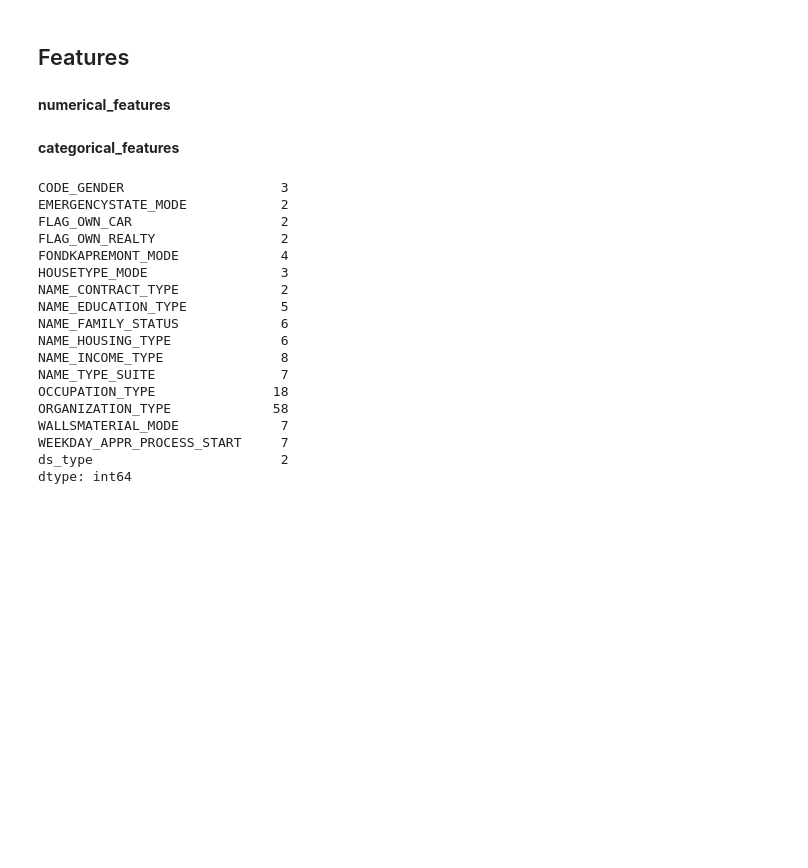
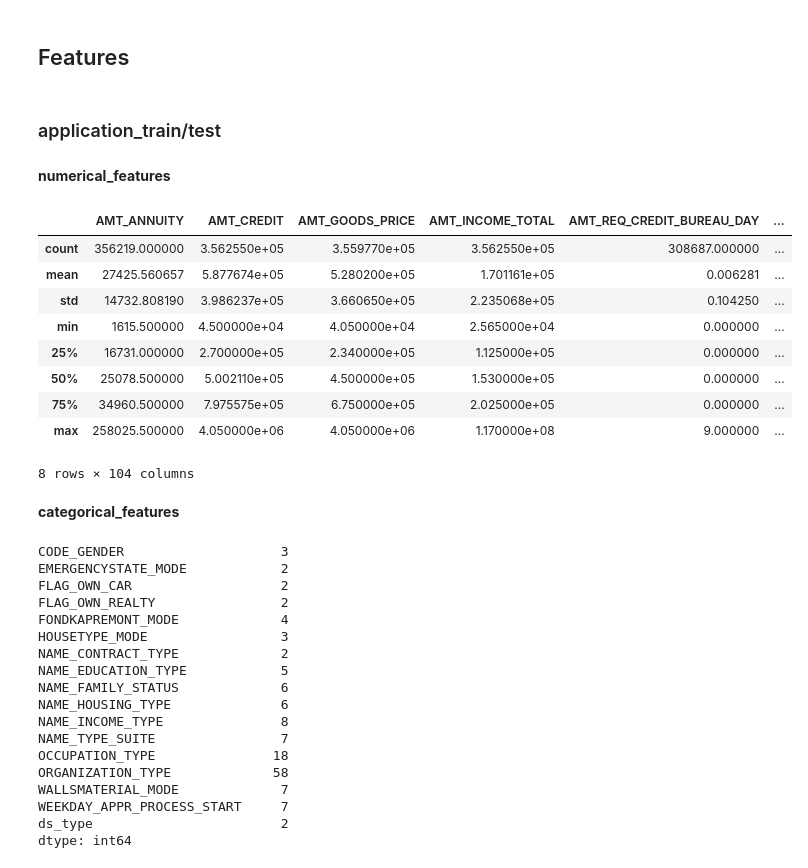
Before and after one commit to hahadsg/MyKaggle, a Jupyter notebook: competitions/home-credit-default-risk/EDA.ipynb, the cells around one changed output. Drawn from its saved outputs; the diff is of its cells as text; code cells hidden in the pictures; blank space fills up the shorter version.

```diff
--- a/competitions/home-credit-default-risk/EDA.ipynb
+++ b/competitions/home-credit-default-risk/EDA.ipynb
@@ -65,12 +77,27 @@ def add_features(features):
         features = [features]
     global feature_columns
     feature_columns.extend([f for f in features if f not in feature_columns])
+# %% [markdown]
+### application_train/test
 # %% [markdown]
 **numerical_features**
 # %%
 numerical_features = full_df.dtypes[full_df.dtypes != 'object'].index.tolist()
 numerical_features = [c for c in numerical_features if c not in [id_col, label_col, 'ds_type']]
 add_features(numerical_features)
+# %%
+full_df[numerical_features].describe()
+# %% [output]
+|  | AMT_ANNUITY | AMT_CREDIT | AMT_GOODS_PRICE | AMT_INCOME_TOTAL | AMT_REQ_CREDIT_BUREAU_DAY | ... |
+| count | 356219.000000 | 3.562550e+05 | 3.559770e+05 | 3.562550e+05 | 308687.000000 | ... |
+| mean | 27425.560657 | 5.877674e+05 | 5.280200e+05 | 1.701161e+05 | 0.006281 | ... |
+| std | 14732.808190 | 3.986237e+05 | 3.660650e+05 | 2.235068e+05 | 0.104250 | ... |
+| min | 1615.500000 | 4.500000e+04 | 4.050000e+04 | 2.565000e+04 | 0.000000 | ... |
+| 25% | 16731.000000 | 2.700000e+05 | 2.340000e+05 | 1.125000e+05 | 0.000000 | ... |
+| 50% | 25078.500000 | 5.002110e+05 | 4.500000e+05 | 1.530000e+05 | 0.000000 | ... |
+| 75% | 34960.500000 | 7.975575e+05 | 6.750000e+05 | 2.025000e+05 | 0.000000 | ... |
+| max | 258025.500000 | 4.050000e+06 | 4.050000e+06 | 1.170000e+08 | 9.000000 | ... |
+8 rows × 104 columns
 # %% [markdown]
 **categorical_features**
 # %%
```
Also changed, not shown: parts of 12 cells of this notebook.
